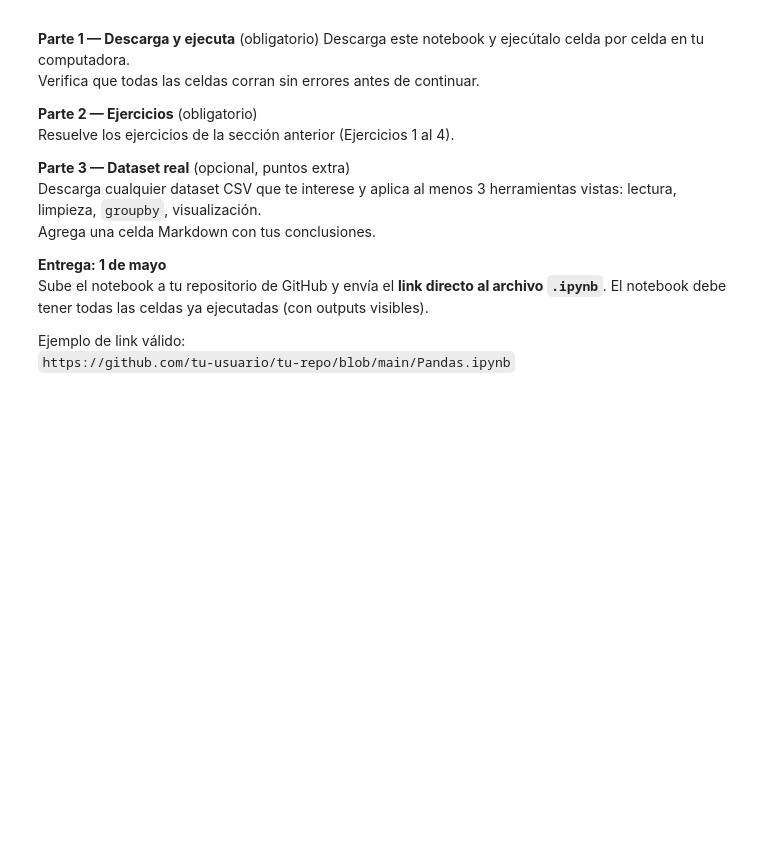
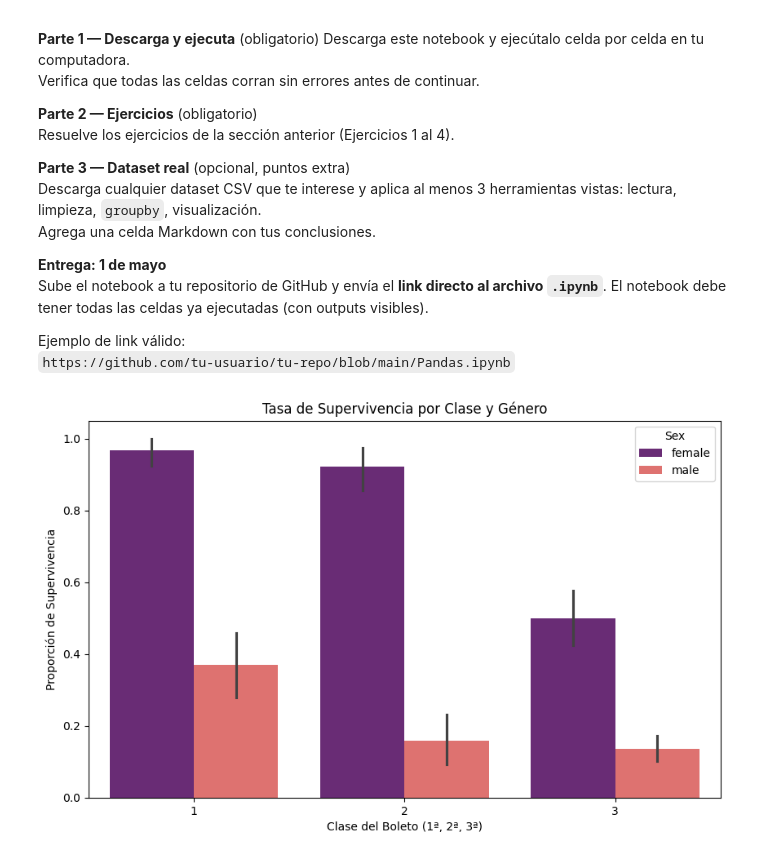
Before and after one commit to SaharaTorres/F12-Programacion-mio-, a Jupyter notebook: Tareas/Tarea5.ipynb, the cells around one changed output. Cells and saved outputs as stored; diff of their text form; code cells hidden in the pictures; blank space fills up the shorter version.

```diff
--- a/Tareas/Tarea5.ipynb
+++ b/Tareas/Tarea5.ipynb
@@ -1167,3 +1167,33 @@ El notebook debe tener todas las celdas ya ejecutadas (con outputs visibles).
 
 Ejemplo de link válido:
 `https://github.com/tu-usuario/tu-repo/blob/main/Pandas.ipynb`
+# %%
+import pandas as pd
+import matplotlib.pyplot as plt
+import seaborn as sns
+
+# 1. LECTURA: Cargamos el dataset desde un repositorio confiable
+url = "https://raw.githubusercontent.com/datasciencedojo/datasets/master/titanic.csv"
+df = pd.read_csv(url)
+
+# 2. LIMPIEZA: Tratamiento de valores nulos y selección de columnas
+# Llenamos la edad con la mediana para no sesgar por valores extremos
+df['Age'] = df['Age'].fillna(df['Age'].median())
+# Eliminamos 'Cabin' por exceso de nulos y 'Ticket' por falta de relevancia
+df_clean = df.drop(columns=['Cabin', 'Ticket'])
+# Eliminamos filas restantes con nulos en 'Embarked'
+df_clean = df_clean.dropna()
+
+# 3. GROUPBY: Análisis por Clase y Género
+# Calculamos la tasa de supervivencia (Survived: 1 = Sí, 0 = No)
+resumen = df_clean.groupby(['Pclass', 'Sex'])['Survived'].mean().unstack()
+
+# 4. VISUALIZACIÓN: Comparativa de supervivencia
+plt.figure(figsize=(10, 6))
+sns.barplot(data=df_clean, x='Pclass', y='Survived', hue='Sex', palette='magma')
+plt.title('Tasa de Supervivencia por Clase y Género')
+plt.ylabel('Proporción de Supervivencia')
+plt.xlabel('Clase del Boleto (1ª, 2ª, 3ª)')
+plt.show()
+# %% [output]
+[figure, added]
```
